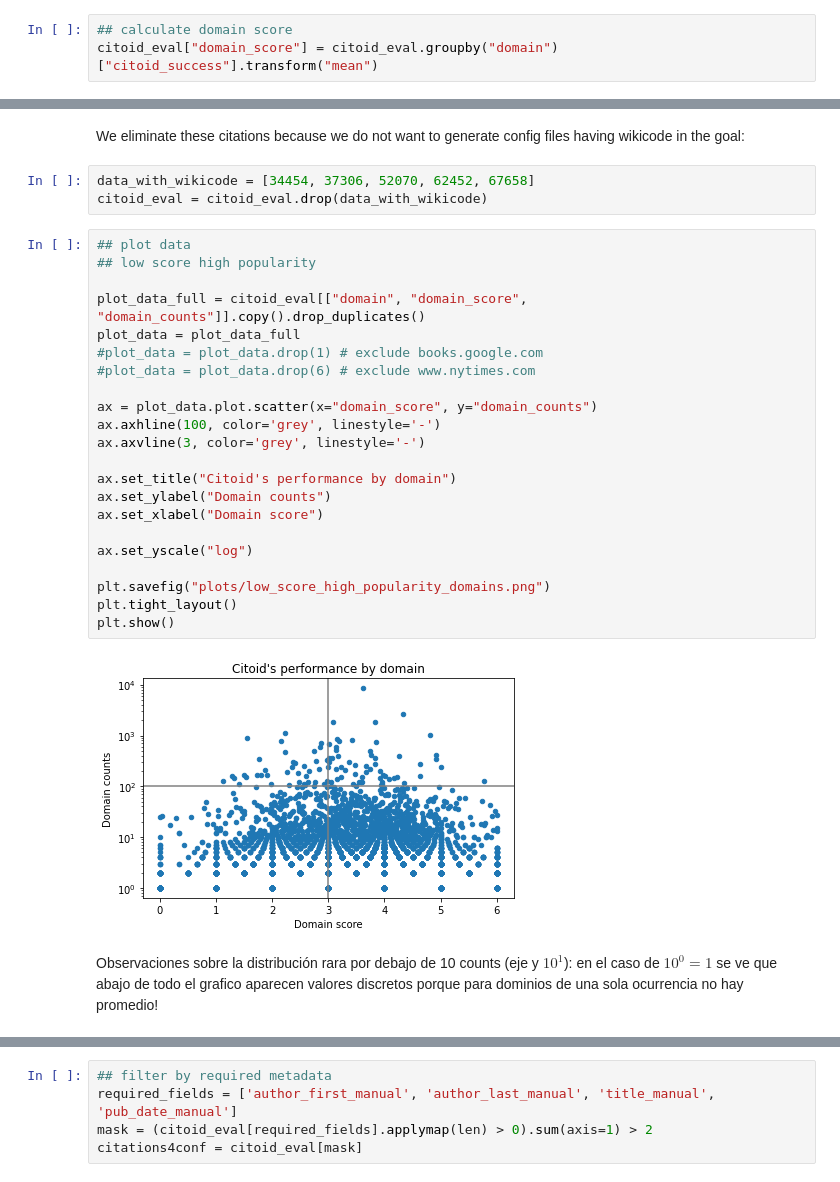
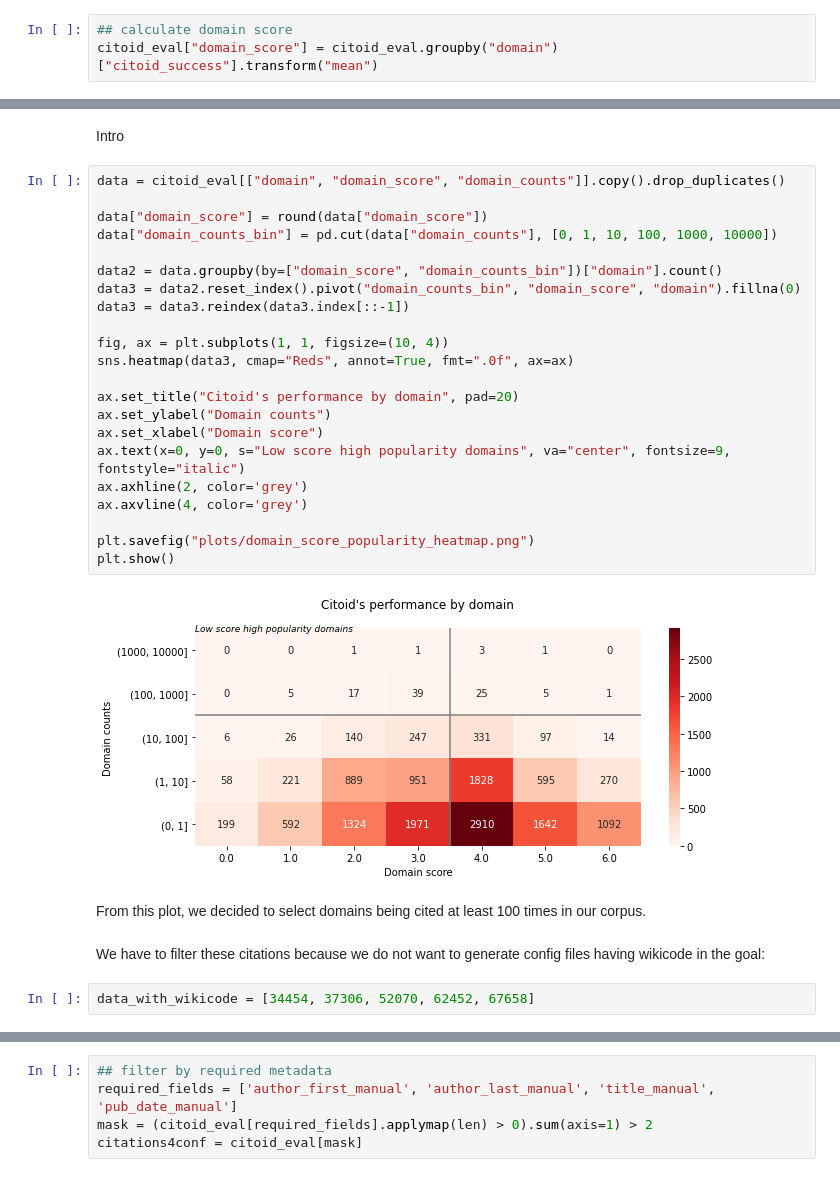
Before and after one commit to hdlabconicet/Web2Cit-research, a Jupyter notebook: create-config-files.ipynb, the cells around one changed output, grey strips where cells are left out. Drawn from its saved outputs; the diff is of its cells as text.

Commit message:
upload heatmap

```diff
--- a/create-config-files.ipynb
+++ b/create-config-files.ipynb
@@ -219,31 +173,32 @@ citoid_eval.head()
+# %% [markdown]
+Intro
+# %%
+data = citoid_eval[["domain", "domain_score", "domain_counts"]].copy().drop_duplicates()
+
+data["domain_score"] = round(data["domain_score"])
+data["domain_counts_bin"] = pd.cut(data["domain_counts"], [0, 1, 10, 100, 1000, 10000])
+
+data2 = data.groupby(by=["domain_score", "domain_counts_bin"])["domain"].count()
+data3 = data2.reset_index().pivot("domain_counts_bin", "domain_score", "domain").fillna(0)
+data3 = data3.reindex(data3.index[::-1])
+
+fig, ax = plt.subplots(1, 1, figsize=(10, 4))
+sns.heatmap(data3, cmap="Reds", annot=True, fmt=".0f", ax=ax)
+
+ax.set_title("Citoid's performance by domain", pad=20)
+ax.set_ylabel("Domain counts")
+ax.set_xlabel("Domain score")
+ax.text(x=0, y=0, s="Low score high popularity domains", va="center", fontsize=9, fontstyle="italic")
+ax.axhline(2, color='grey')
+ax.axvline(4, color='grey')
+
+plt.savefig("plots/domain_score_popularity_heatmap.png")
+plt.show()
+# %% [output]
+[figure, added]
+# %% [markdown]
+From this plot, we decided to select domains being cited at least 100 times in our corpus.
 # %% [markdown]
-We eliminate these citations because we do not want to generate config files having wikicode in the goal:
+We have to filter these citations because we do not want to generate config files having wikicode in the goal:
 # %%
 data_with_wikicode = [34454, 37306, 52070, 62452, 67658]
-citoid_eval = citoid_eval.drop(data_with_wikicode)
-# %%
-## plot data
-## low score high popularity
-
-plot_data_full = citoid_eval[["domain", "domain_score", "domain_counts"]].copy().drop_duplicates()
-plot_data = plot_data_full
-#plot_data = plot_data.drop(1) # exclude books.google.com
-#plot_data = plot_data.drop(6) # exclude www.nytimes.com
-
-ax = plot_data.plot.scatter(x="domain_score", y="domain_counts")
-ax.axhline(100, color='grey', linestyle='-')
-ax.axvline(3, color='grey', linestyle='-')
-
-ax.set_title("Citoid's performance by domain")
-ax.set_ylabel("Domain counts")
-ax.set_xlabel("Domain score")
-
-ax.set_yscale("log")
-
-plt.savefig("plots/low_score_high_popularity_domains.png")
-plt.tight_layout()
-plt.show()
-# %% [output]
-[figure, removed]
-# %% [markdown]
-Observaciones sobre la distribución rara por debajo de 10 counts (eje y $10^{1}$): en el caso de $10^{0} = 1$ se ve que abajo de todo el grafico aparecen valores discretos porque para dominios de una sola ocurrencia no hay promedio!
```
Also changed, not shown: parts of 39 cells of this notebook, 2 other files.
